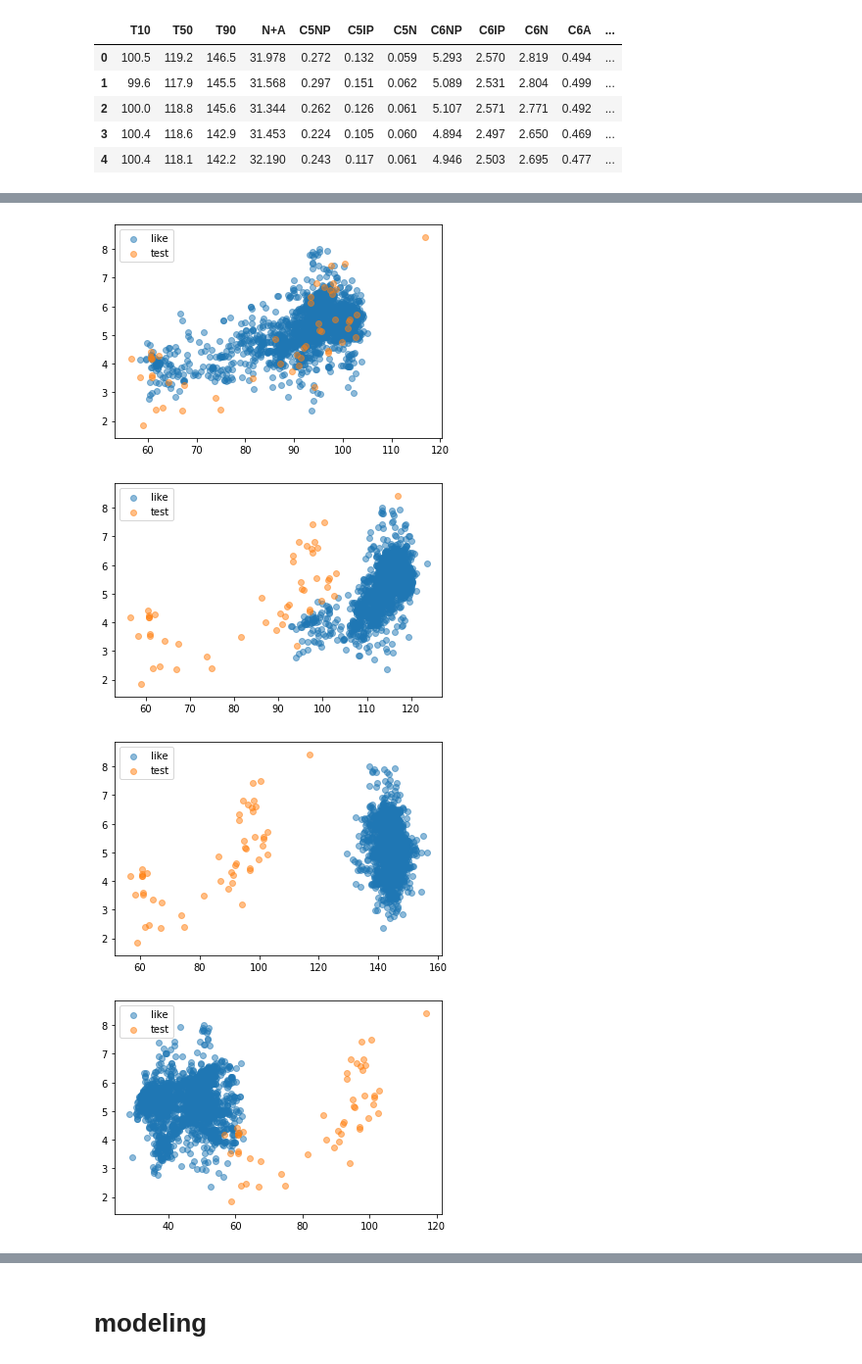
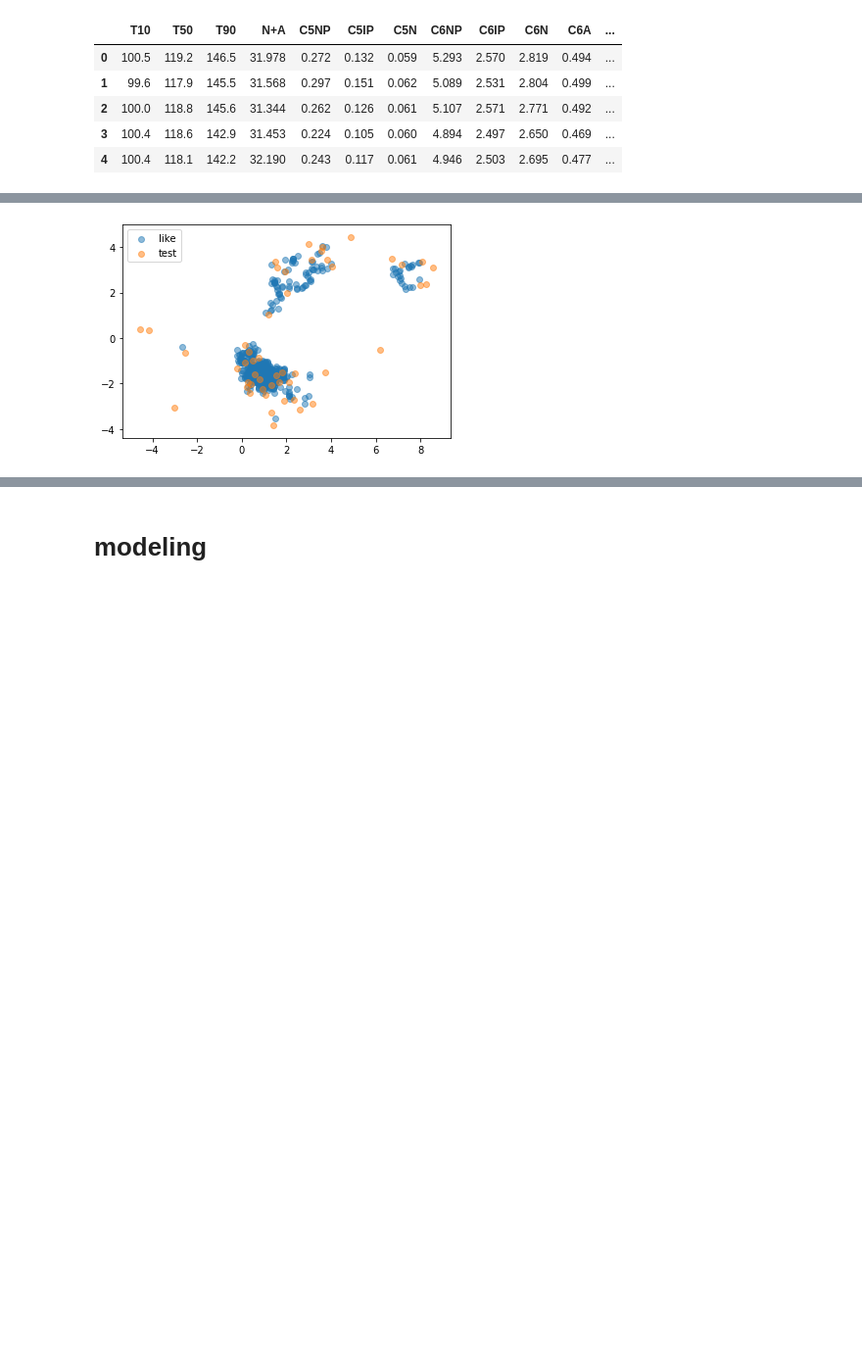
Before and after one commit to skywalker0803r/works, a Jupyter notebook: 計算樣本權重.ipynb, the cells around one changed output, grey strips where cells are left out. Shown at 98% size. Drawn from its saved outputs; the diff is of its cells as text; code cells hidden in the pictures; blank space fills up the shorter version.

```diff
--- a/計算樣本權重.ipynb
+++ b/計算樣本權重.ipynb
@@ -92,0 +123,2 @@ features = ['T10','T50','T90','N+A']
+# %%
+sns.scatterplot(x='iso1',y='iso2',data=train.append(test),hue='tag')
@@ -92,0 +130,8 @@ features = ['T10','T50','T90','N+A']
+# %%
+from sklearn.svm import OneClassSVM
+ocsvm = OneClassSVM(nu=0.01).fit(test[['iso1','iso2']+[y_name]])
+train['sample_weight'] = ocsvm.predict(train[['iso1','iso2']+[y_name]])
+p = train['sample_weight'].value_counts()[1]/train['sample_weight'].value_counts()[-1]
+train['sample_weight'] = train['sample_weight'].replace(-1,p)
+print(train['sample_weight'].value_counts())
+sns.distplot(train['sample_weight'])
@@ -93,11 +146,11 @@ features = ['T10','T50','T90','N+A']
 # %%
-from tqdm import tqdm_notebook as tqdm
-from sklearn.preprocessing import MinMaxScaler
-train['sample_weight'] = 0
-for row in tqdm(test.index):
-  for feat in features:
-    distance = count_distance(test.loc[row,[feat]+[y_name]],train.loc[:,[feat]+[y_name]])
-    weight = get_sample_weight(distance)
-    train['sample_weight'] += weight
-train['sample_weight'] = MinMaxScaler().fit_transform(train[['sample_weight']])
-sns.distplot(train['sample_weight'])
+#from tqdm import tqdm_notebook as tqdm
+#from sklearn.preprocessing import MinMaxScaler
+#train['sample_weight'] = 0
+#for row in tqdm(test.index):
+#  distance = count_distance(test.loc[row,['iso1','iso2']],train.loc[:,['iso1','iso2']])
+#  weight = get_sample_weight(distance)
+#  train['sample_weight'] += weight
+#train['sample_weight'] = MinMaxScaler().fit_transform(train[['sample_weight']])
+#train['sample_weight'] = train['sample_weight'].apply(round)
+#sns.distplot(train['sample_weight'])
@@ -108,14 +157,10 @@ sns.distplot(train['sample_weight'])
 # %%
 train['like'] = False
-train.loc[train['sample_weight']>train['sample_weight'].quantile(0.5),'like'] = True
+train.loc[train['sample_weight']>0.5,'like'] = True
 like_point = train.loc[train.like==True]
-for x_col in features:
-  plt.scatter(like_point[x_col],like_point[y_name],label='like',alpha=0.5)
-  plt.scatter(test['T10'],test[y_name],label='test',alpha=0.5)
-  plt.legend()
-  plt.show()
+plt.scatter(like_point['iso1'],like_point['iso2'],label='like',alpha=0.5)
+plt.scatter(test['iso1'],test['iso2'],label='test',alpha=0.5)
+plt.legend()
+plt.show()
 # %% [output]
-[figure, old version]
+[figure, new version]
-[figure, removed]
-[figure, removed]
-[figure, removed]
```
Also changed, not shown: parts of 23 cells of this notebook.
